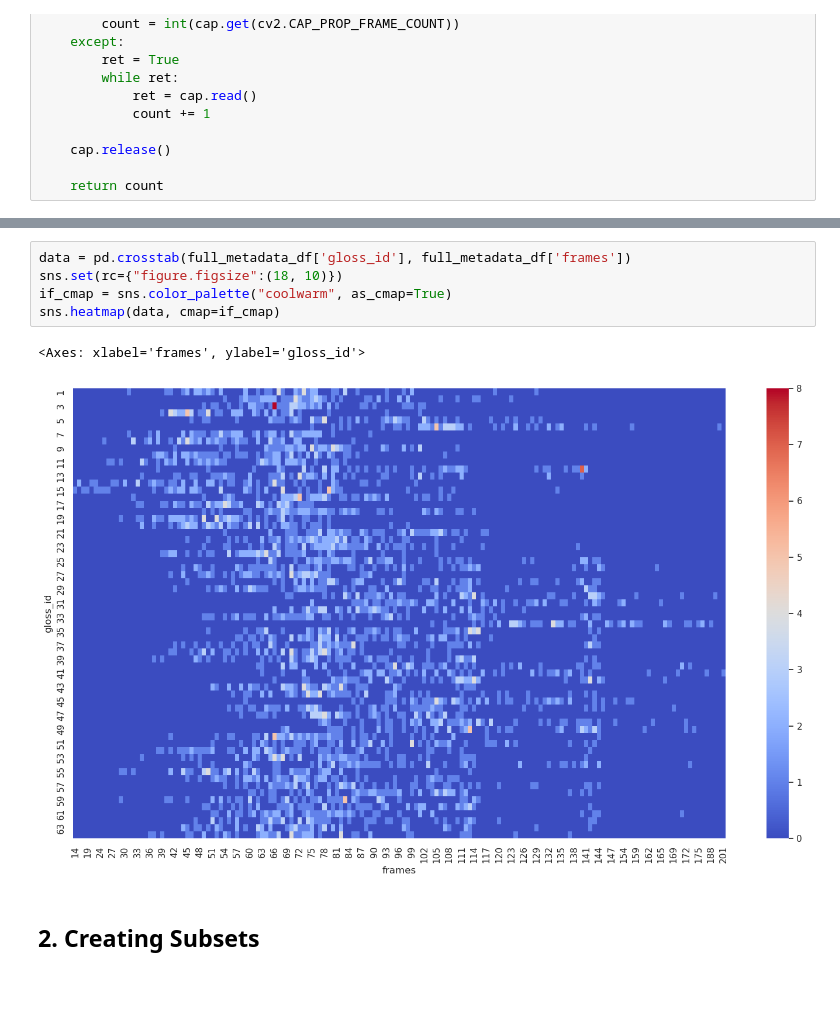
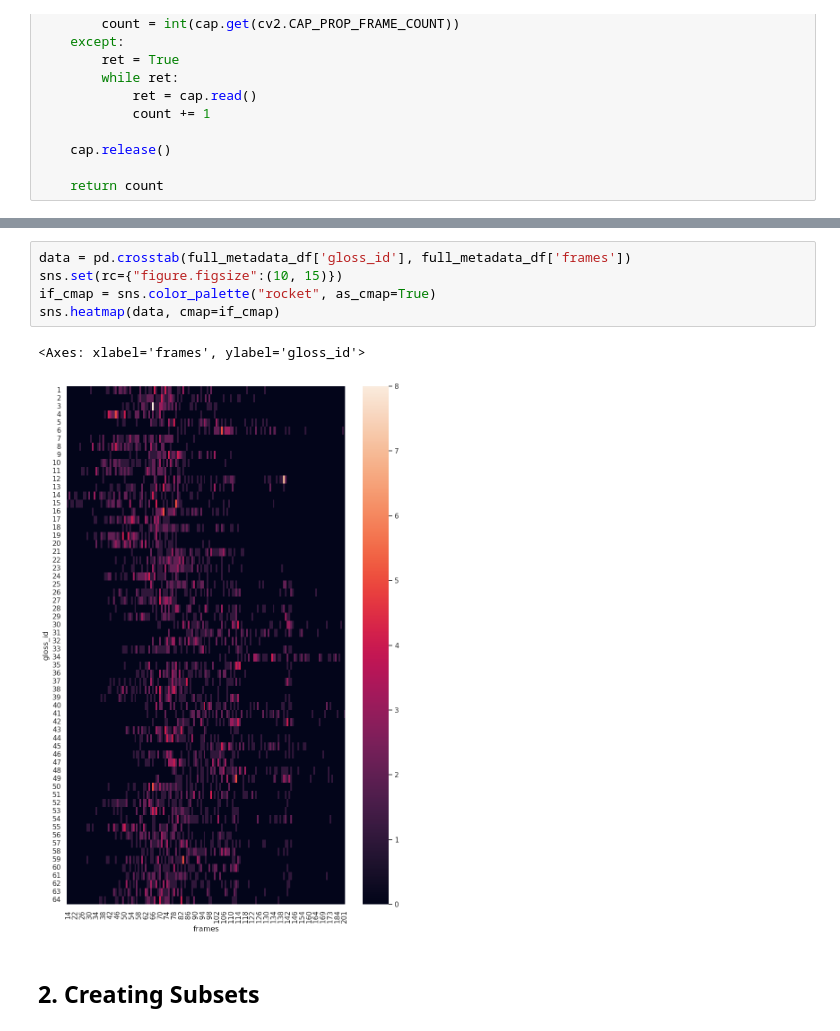
Before and after one commit to Javimh18/TFM_DSBD, a Jupyter notebook: src/org_aug_dataset.ipynb, the cells around one changed output, grey strips where cells are left out. Drawn from its saved outputs; the diff is of its cells as text; blank space fills up the shorter version.

```diff
--- a/src/org_aug_dataset.ipynb
+++ b/src/org_aug_dataset.ipynb
@@ -214,11 +214,11 @@ plt.show()
 # %%
 data = pd.crosstab(full_metadata_df['gloss_id'], full_metadata_df['frames'])
-sns.set(rc={"figure.figsize":(18, 10)})
-if_cmap = sns.color_palette("coolwarm", as_cmap=True)
+sns.set(rc={"figure.figsize":(10, 15)})
+if_cmap = sns.color_palette("rocket", as_cmap=True)
 sns.heatmap(data, cmap=if_cmap)
 # %% [output]
 <Axes: xlabel='frames', ylabel='gloss_id'>
-[figure, old version]
+[figure, new version]
 # %% [markdown]
 ## 2. Creating Subsets
 # %%
```
Also changed, not shown: parts of 5 cells of this notebook, 5 other files.
